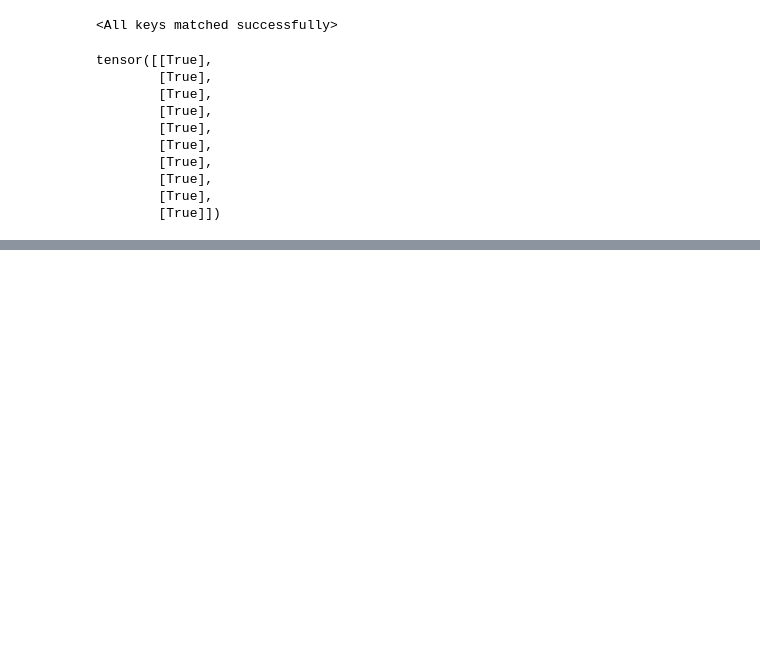
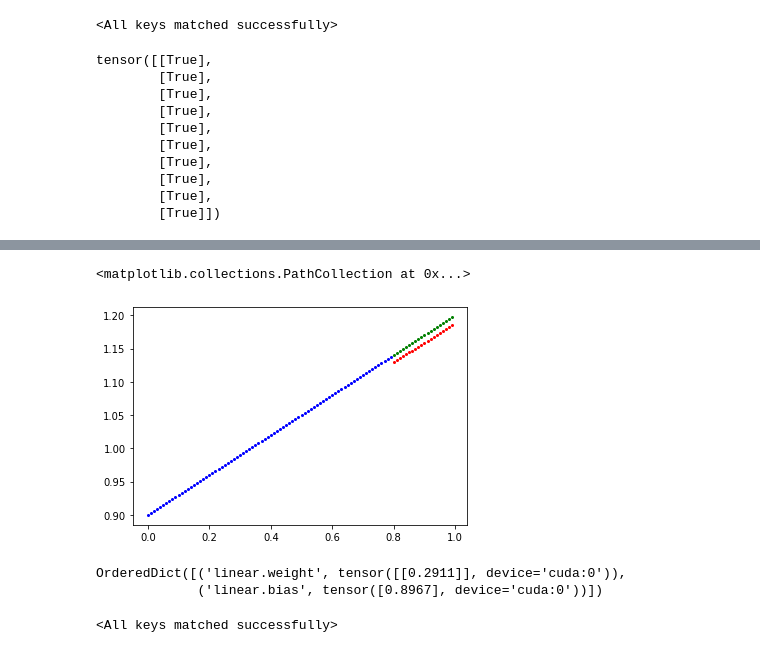
Before and after one commit to daspartho/learn-pytorch, a Jupyter notebook: workflow.ipynb, the cells around one changed output, grey strips where cells are left out. Drawn from its saved outputs; the diff is of its cells as text; code cells hidden in the pictures; blank space fills up the shorter version.

```diff
--- a/workflow.ipynb
+++ b/workflow.ipynb
@@ -192,0 +224,11 @@ tensor([[True],
+# %%
+class MyModel(nn.Module):
+    def __init__(self):
+        super().__init__()
+        self.linear = nn.Linear(1, 1)
+
+    def forward(self, x):
+        return self.linear(x)
+# %%
+model = MyModel().to(device)
+model.state_dict()
@@ -192,0 +238,22 @@ tensor([[True],
+# %%
+loss_fn = nn.L1Loss()
+optim = torch.optim.SGD(params = model.parameters(), lr=0.01)
+# %%
+epochs = 300
+
+for epoch in range(1, 1+epochs):
+
+    model.train()
+    y_preds = model(X_train)
+    loss=loss_fn(y_train, y_preds)
+    optim.zero_grad()
+    loss.backward()
+    optim.step()
+
+    if epoch%20==0:
+        model.eval()
+
+        with torch.inference_mode():
+            y_preds = model(X_test)
+            loss = loss_fn(y_test, y_preds)
+            print(loss)
@@ -192,0 +276,12 @@ tensor([[True],
+# %%
+plt.scatter(X_train.cpu(), y_train.cpu(), c="blue",s=4,label="Training Data")
+plt.scatter(X_test.cpu(), y_test.cpu(), c="green",s=4, label = "Testing Data")
+plt.scatter(X_test.cpu(), y_preds.cpu(), c="red", s=4,label="Predictions")
+# %% [output]
+<matplotlib.collections.PathCollection at 0x...>
+[figure, added]
+# %%
+model.state_dict()
+# %% [output]
+OrderedDict([('linear.weight', tensor([[0.2911]], device='cuda:0')),
+             ('linear.bias', tensor([0.8967], device='cuda:0'))])
@@ -192,0 +290,5 @@ tensor([[True],
+# %%
+model_loaded = MyModel().to(device)
+model_loaded.load_state_dict(torch.load("model.pth"))
+# %% [output]
+<All keys matched successfully>
```
Also changed, not shown: parts of 9 cells of this notebook.
